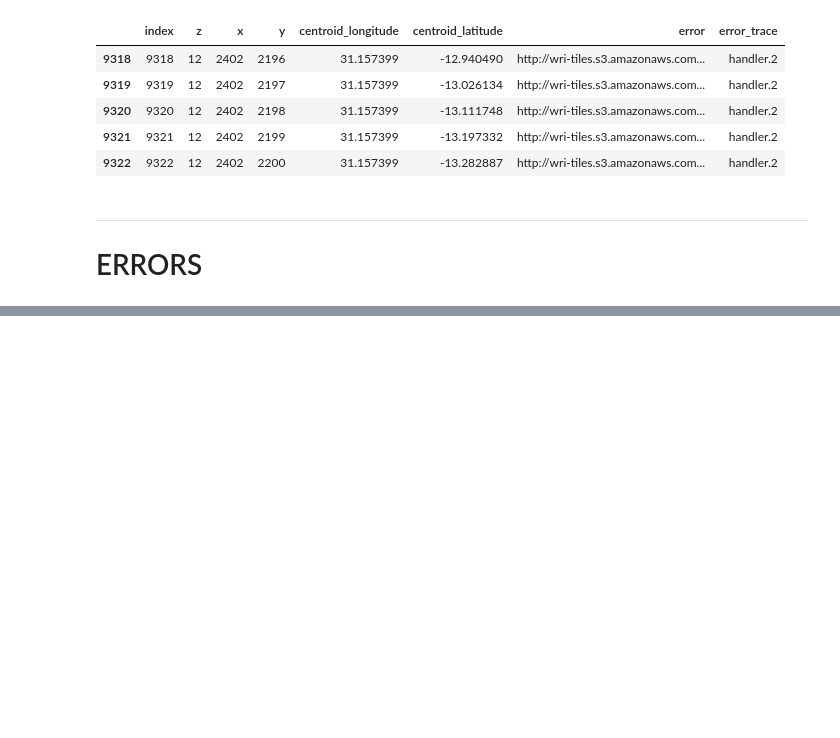
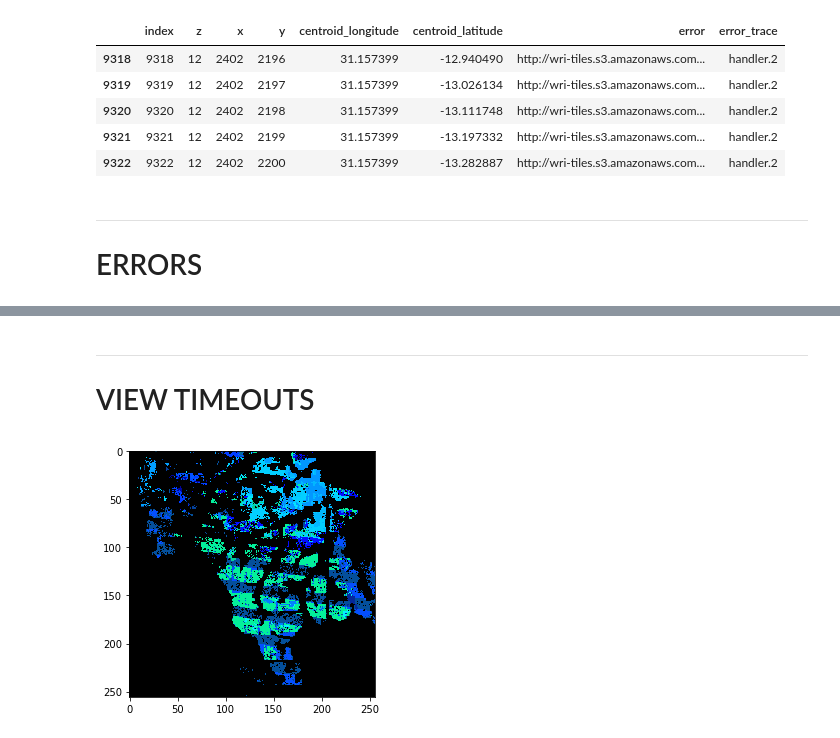
Before and after one commit to neerjad/glad_clusters, a Jupyter notebook: nb_archive/ClusterServiceRun-DRC.ipynb, the cells around one changed output, grey strips where cells are left out. Drawn from its saved outputs; the diff is of its cells as text; code cells hidden in the pictures; blank space fills up the shorter version.

```diff
--- a/nb_archive/ClusterServiceRun-DRC.ipynb
+++ b/nb_archive/ClusterServiceRun-DRC.ipynb
@@ -116,0 +183,9 @@ c.dataframe().sample(5)
+# %% [markdown]
+---
+# VIEW TIMEOUTS
+# %%
+view=ClusterViewer(c)
+# %%
+view.tile(z=12,x=2189,y=2013)
+# %% [output]
+[figure, added]
```
Also changed, not shown: parts of 12 cells of this notebook.
